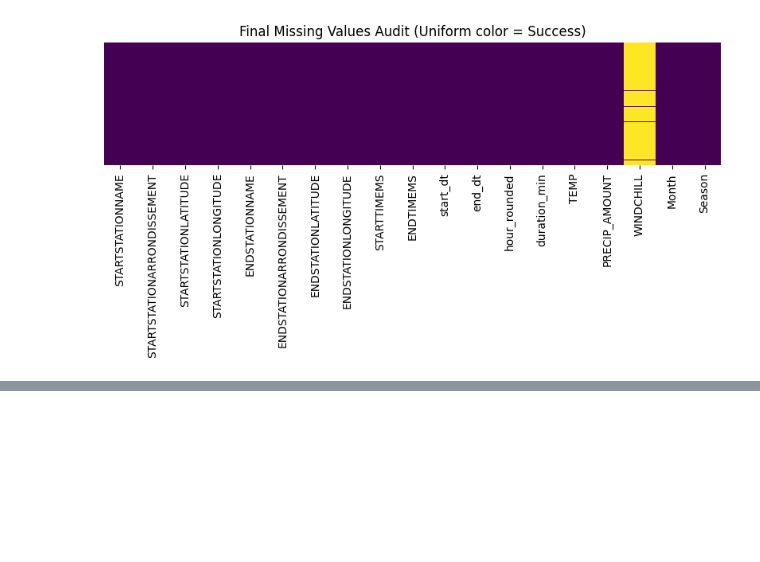
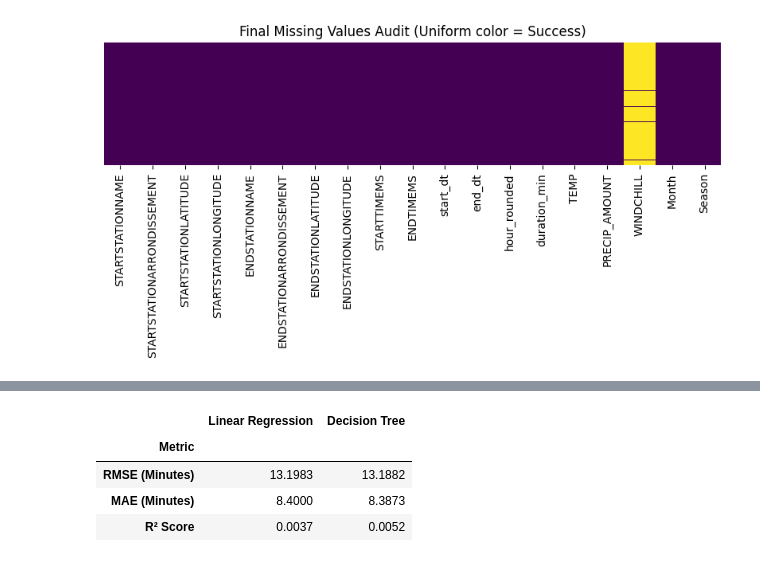
Before and after one commit to forGOATten/COMP333_Project, a Jupyter notebook: notebooks/main_Phase1.ipynb, the cells around one changed output, grey strips where cells are left out. Cells and saved outputs as stored; diff of their text form; code cells hidden in the pictures; blank space fills up the shorter version.

```diff
--- a/notebooks/main_ Phase1.ipynb
+++ b/notebooks/main_Phase1.ipynb
@@ -431,0 +591,8 @@ Based on our post-wrangling audit, we have identified Trip Duration (duration_mi
+# %%
+display(results_df.round(4))
+# %% [output]
+|  | Linear Regression | Decision Tree |
+| Metric |  |  |
+| RMSE (Minutes) | 13.1983 | 13.1882 |
+| MAE (Minutes) | 8.4000 | 8.3873 |
+| R² Score | 0.0037 | 0.0052 |
```
Also changed, not shown: parts of 28 cells of this notebook, 2 other files.
